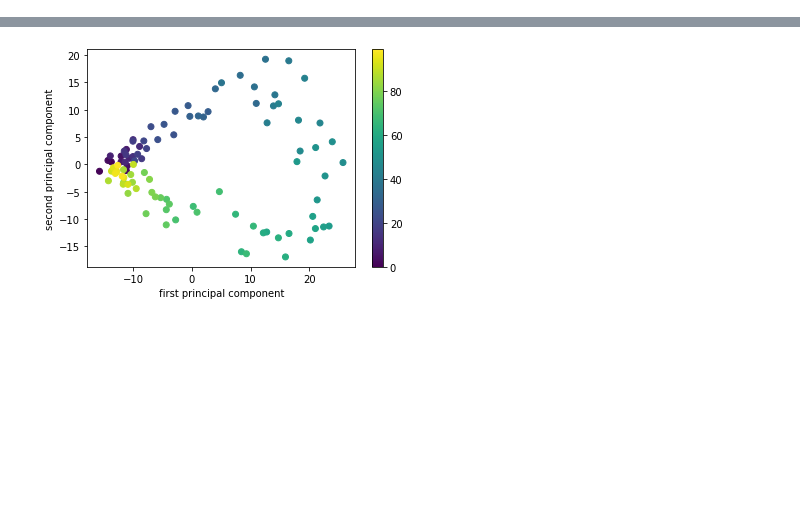
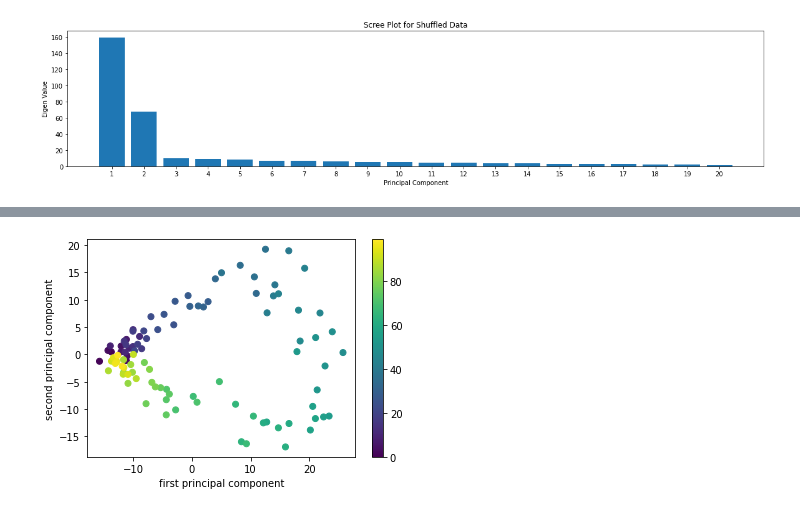
Before and after one commit to bramantyois/machine_intelligence_2, a Jupyter notebook: week-01/01_PCA.ipynb, the cells around one changed output, grey strips where cells are left out. Drawn from its saved outputs; the diff is of its cells as text; code cells hidden in the pictures; blank space fills up the shorter version.

```diff
--- a/week-01/01_PCA.ipynb
+++ b/week-01/01_PCA.ipynb
@@ -47,0 +87,4 @@ data.shape
+# %%
+pca2.plot_scree('Scree Plot for Shuffled Data')
+# %% [output]
+[figure, added]
```
Also changed, not shown: parts of 23 cells of this notebook, 1 other file.
